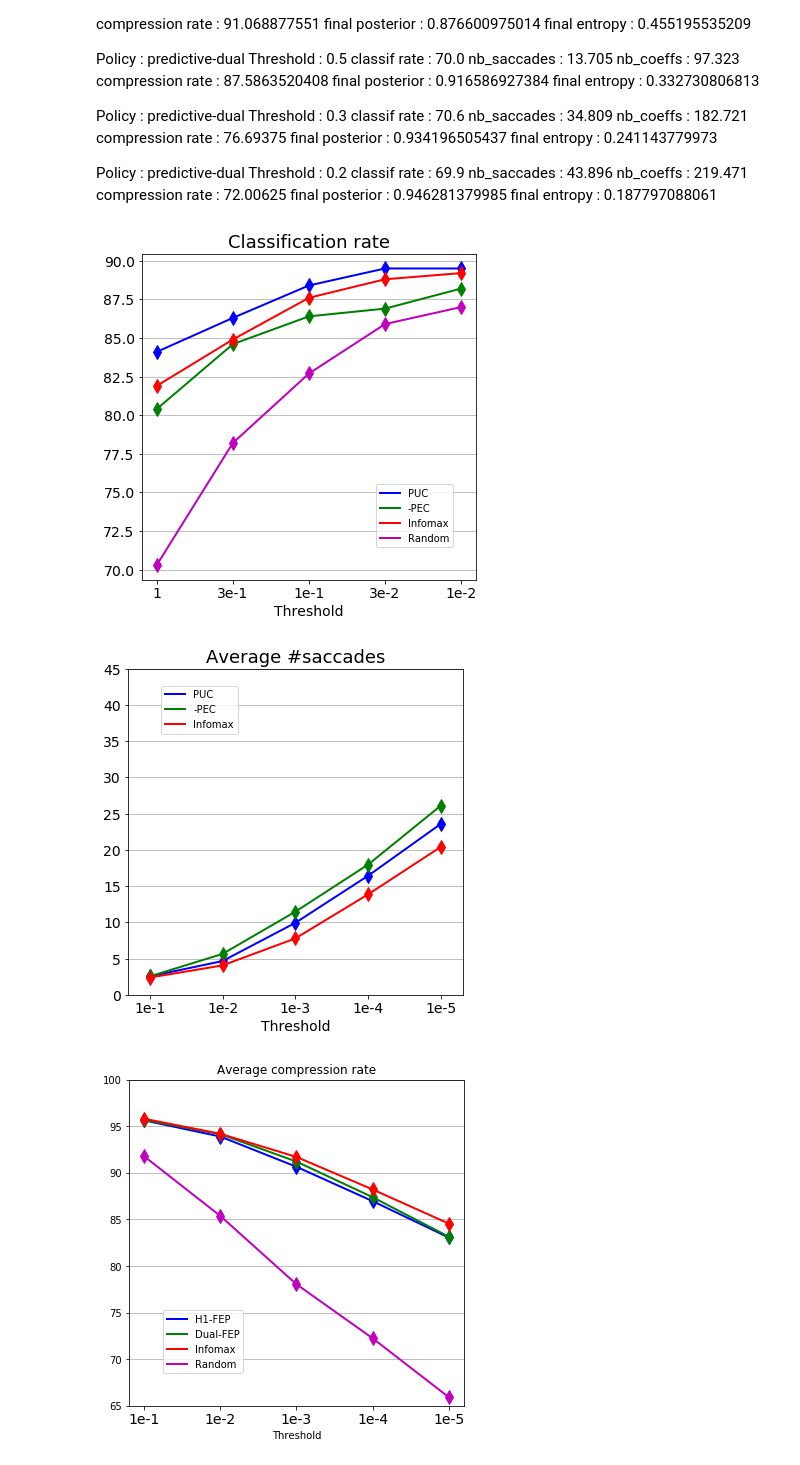
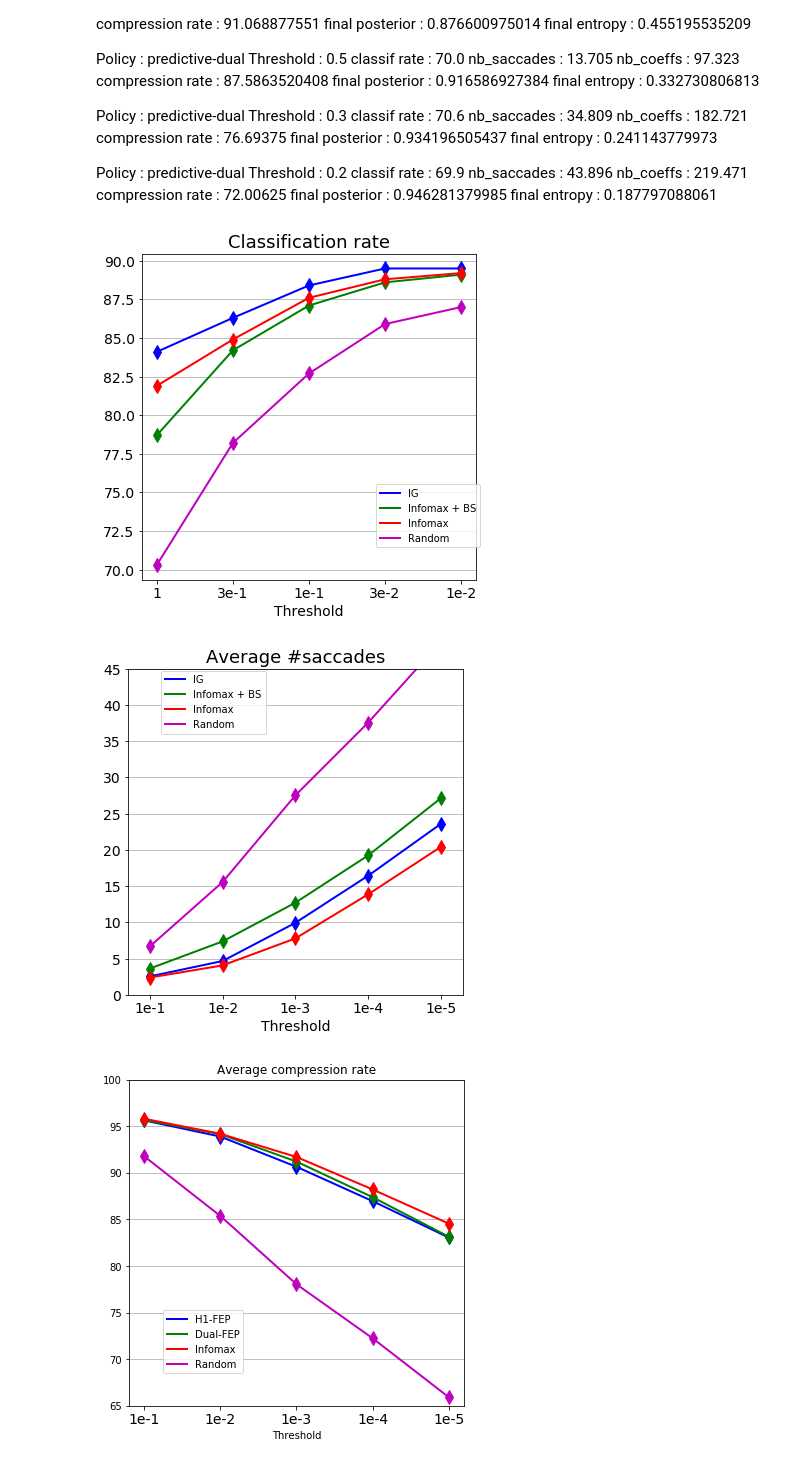
Before and after one commit to gdbmanu/git-active-vision, a Jupyter notebook: foveated-iclr/mnist-waveimage-record-display.ipynb, the cells around one changed output. Saved outputs shown, nothing was run; the diff lists cells and outputs as text; code cells hidden in the pictures.

```diff
--- a/foveated-iclr/mnist-waveimage-record-display.ipynb
+++ b/foveated-iclr/mnist-waveimage-record-display.ipynb
@@ -12,14 +12,14 @@ from record import Record, affiche_records
 import time
 # %%
 #dict_records = np.load('mnist-waveimage-records-FEP-dual-full-limit.npy').tolist()
-dict_records = np.load('mnist-waveimage-records-FEP-dual-full-H0_init-IMOL-3.npy').tolist()
+'''dict_records = np.load('mnist-waveimage-records-FEP-dual-full-H0_init-IMOL-9.npy').tolist()
 dict_records_bis = np.load('mnist-waveimage-records-FEP-dual-full-H0_init-random.npy').tolist()
 for k in dict_records_bis:
     dict_records[k] = {}
     for k2 in dict_records_bis[k]:
-        dict_records[k][k2]  = dict_records_bis[k][k2]
+        dict_records[k][k2]  = dict_records_bis[k][k2]'''
 #dict_records = np.load('mnist-waveimage-records-FEP-dual-full-H0_init-naive-bayes.npy').tolist()
-#dict_records = np.load('tmp.npy').tolist() # +++
+dict_records = np.load('tmp.npy').tolist() # +++
 #dict_records = np.load('data/mnist-waveimage-FCNN-records-predictive-1e-05.npy').tolist()
 #dict_records = np.load('mnist-waveimage-CNN-backbone-records-predictive.npy').tolist()
 #dict_records = np.load('mnist-waveimage-CNN-backbone-records-rnd-parts-FEP-dual-H0_init.npy').tolist()
@@ -192,8 +150,9 @@ f = plt.figure(figsize = (6, 6))
 NB_THRESHOLDS = 5
 liste_col = ['b', 'g', 'r','m']
 #liste_pol = ['H1-FEP', 'Dual-FEP', 'Infomax',  'Random']
-liste_pol =  ['PUC', '-PEC', 'Infomax',  'Random']
-for i, POL in enumerate(('FEP-predictive-KL', 'FEP-predictive-dual','FEP-predictive', 'random')):#('predictive', 'saliency-based', 'random')):
+liste_pol =  ['IG', 'Infomax + BS', 'Infomax',  'Random']
+#liste_pol = ['PEC (one source)']
+for i, POL in enumerate(('FEP-predictive-KL', 'FEP-predictive-dual', 'FEP-predictive', 'random')):#('predictive', 'saliency-based', 'random')):
     plt.plot(np.arange(NB_THRESHOLDS), mem_classif_rate[POL], liste_col[i], label = liste_pol[i], lw=2)
     plt.plot(np.arange(NB_THRESHOLDS), mem_classif_rate[POL], liste_col[i]+'d', ms = 10)
 #plt.plot([-.1,4.1], [mem_classif_rate['full'][0]] * 2, 'r--', label = 'exhaustive scan', lw=2)
@@ -208,40 +167,40 @@ plt.yticks(fontsize = 14)
 #plt.ylim([70, 100])
 f.gca().yaxis.grid(True)
 #plt.savefig('FEP-CNN-classif.png')
-plt.savefig('FEP-base-classif-IMOL-3.png')
+plt.savefig('FEP-base-classif-IMOL-9.png')
 # %% [output]
-[figure, old version]
+[figure, new version]
 # %%
 plt.figure(figsize = (6, 6))
 axe = plt.subplot(1,1,1)
 liste_col = ['b', 'g', 'r','m']
 #liste_pol = ['H1-FEP', 'Dual-FEP', 'Infomax',  'Random']
-liste_pol =  ['PUC', '-PEC', 'Infomax',  'Random']
+liste_pol =  ['IG', 'Infomax + BS', 'Infomax',  'Random']
 
-for i, POL in enumerate(('FEP-predictive-KL', 'FEP-predictive-dual', 'FEP-predictive')): #  'random')):
+for i, POL in enumerate(('FEP-predictive-KL','FEP-predictive-dual', 'FEP-predictive',  'random')):
     plt.plot(np.arange(NB_THRESHOLDS), np.mean(np.array(mem_mem_saccades[POL]), 1), liste_col[i], label = liste_pol[i], lw = 2)
     plt.plot(np.arange(NB_THRESHOLDS), np.mean(np.array(mem_mem_saccades[POL]), 1), liste_col[i]+'d', ms = 10)
     '''asymmetric_error = [np.zeros(5), np.std(np.array(mem_mem_saccades[POL]), 1)]
     plt.errorbar(np.arange(5) + .02 * (i - 1), \
                  np.mean(np.array(mem_mem_saccades[POL]), 1), \
                  yerr = asymmetric_error, \
                  marker = '', \
                  color = liste_col[i],
                  linestyle = 'None')'''
 plt.legend(loc = (.1,.8))
 plt.title('Average #saccades', fontsize = 18)
 plt.xlabel('Threshold', fontsize = 14)
 plt.xticks(np.arange(5), ('1e-1', '1e-2', '1e-3', '1e-4', '1e-5'), fontsize = 14)
 #plt.xticks(np.arange(NB_THRESHOLDS), ('1', '3e-1', '1e-1', '3e-2', '1e-2'), fontsize = 14)
 plt.yticks(fontsize = 14)
 #plt.xlim([-.2,4.2])
 plt.xlim([-.3,4.3])
 axe.yaxis.grid(True)
 plt.ylim([0, 45])
 #axe.set_yscale('log')
-plt.savefig('FEP-base-saccades-IMOL-3.png')
+plt.savefig('FEP-base-saccades-IMOL-9.png')
 # %% [output]
-[figure, old version]
+[figure, new version]
 # %%
 f = plt.figure(figsize = (6, 6))
 
```
Also changed, not shown: parts of 2 cells of this notebook, 1 other file.
